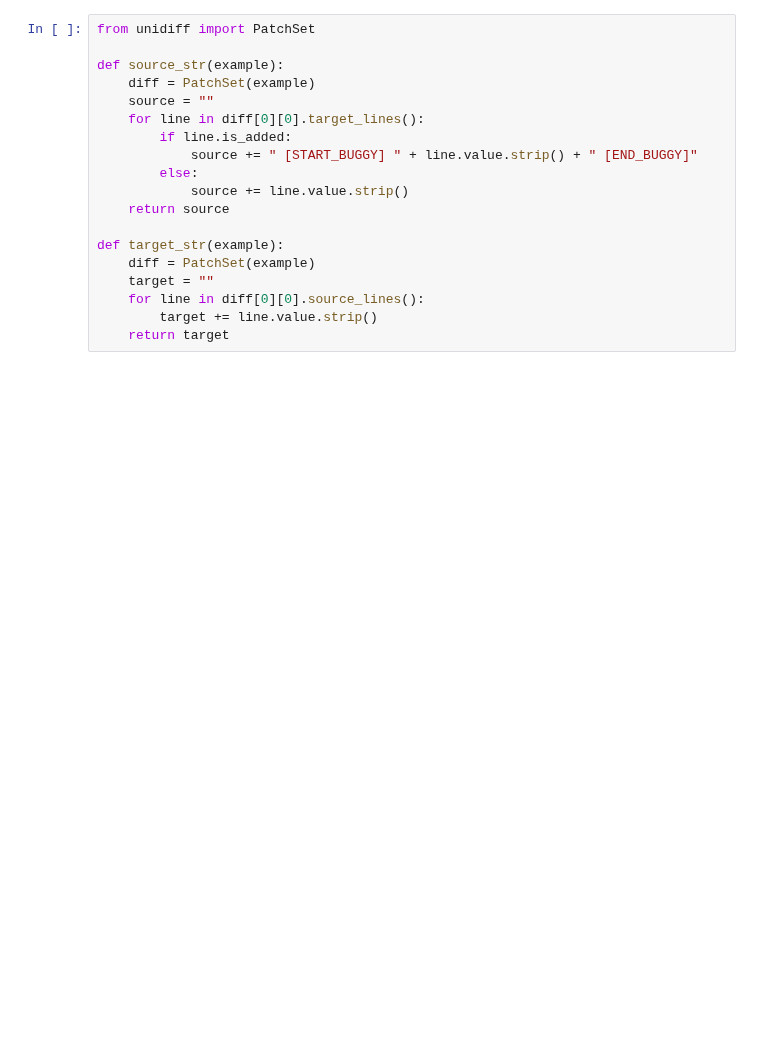
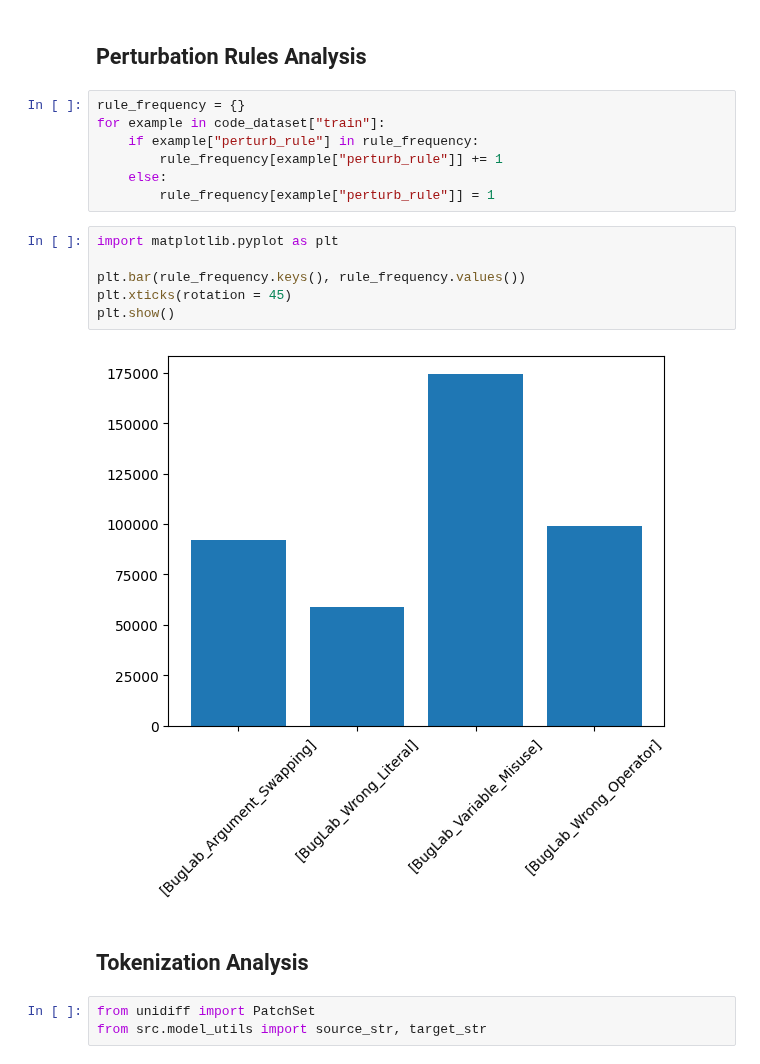
Before and after one commit to andre15silva/mufin, a Jupyter notebook: dataset_analysis.ipynb, the cells around one changed output. Saved outputs shown, nothing was run; the diff lists cells and outputs as text; blank space fills up the shorter version.

```diff
--- a/dataset_analysis.ipynb
+++ b/dataset_analysis.ipynb
@@ -16,24 +16,27 @@ DatasetDict({
     })
 })
+# %% [markdown]
+## Perturbation Rules Analysis
+# %%
+rule_frequency = {}
+for example in code_dataset["train"]:
+    if example["perturb_rule"] in rule_frequency:
+        rule_frequency[example["perturb_rule"]] += 1
+    else:
+        rule_frequency[example["perturb_rule"]] = 1
+# %%
+import matplotlib.pyplot as plt
+
+plt.bar(rule_frequency.keys(), rule_frequency.values())
+plt.xticks(rotation = 45)
+plt.show()
+# %% [output]
+[figure, added]
+# %% [markdown]
+## Tokenization Analysis
 # %%
 from unidiff import PatchSet
-
-def source_str(example):
-    diff = PatchSet(example)
-    source = ""
-    for line in diff[0][0].target_lines():
-        if line.is_added:
-            source += " [START_BUGGY] " + line.value.strip() + " [END_BUGGY]"
-        else:
-            source += line.value.strip()
-    return source
-
-def target_str(example):
-    diff = PatchSet(example)
-    target = ""
-    for line in diff[0][0].source_lines():
-        target += line.value.strip()
-    return target
+from src.model_utils import source_str, target_str
 # %%
 from transformers import AutoTokenizer
 
```
Also changed, not shown: parts of 7 cells of this notebook.
